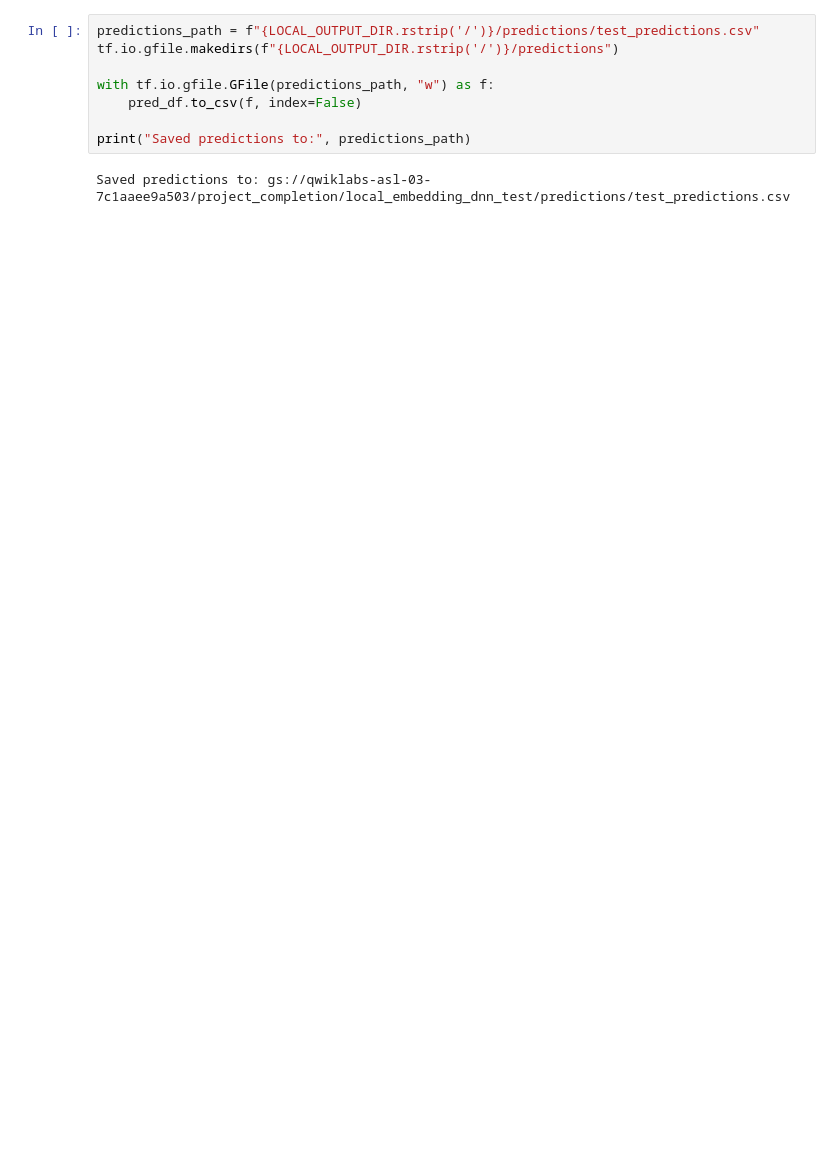
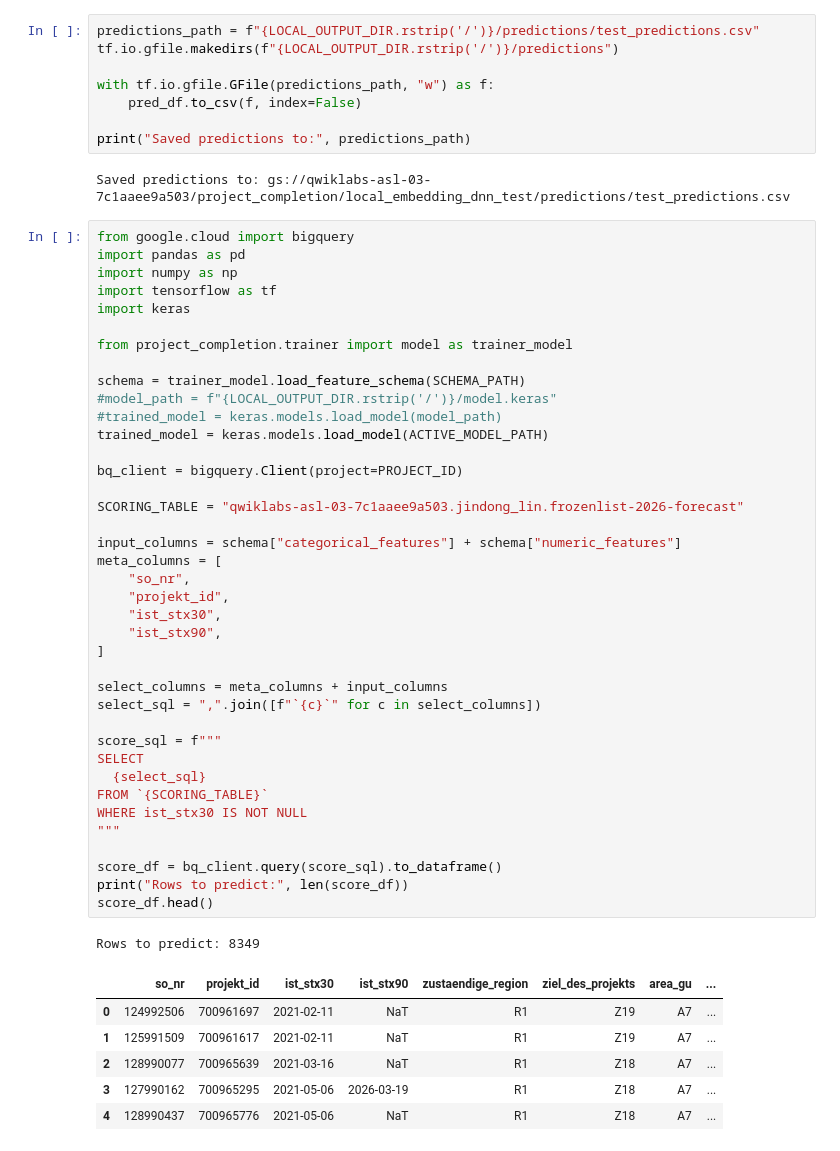
Before and after one commit to JindongLin41564/capstone-project, a Jupyter notebook: site_launch_prediction_locally_tensorboard_dataform.ipynb, the cells around one changed output. Cells and saved outputs as stored; diff of their text form; blank space fills up the shorter version.

```diff
--- a/site_launch_prediction_locally_tensorboard_dataform.ipynb
+++ b/site_launch_prediction_locally_tensorboard_dataform.ipynb
@@ -570,3 +568,50 @@ with tf.io.gfile.GFile(predictions_path, "w") as f:
 print("Saved predictions to:", predictions_path)
 # %% [output]
 Saved predictions to: gs://qwiklabs-asl-03-7c1aaee9a503/project_completion/local_embedding_dnn_test/predictions/test_predictions.csv
+# %%
+from google.cloud import bigquery
+import pandas as pd
+import numpy as np
+import tensorflow as tf
+import keras
+
+from project_completion.trainer import model as trainer_model
+
+schema = trainer_model.load_feature_schema(SCHEMA_PATH)
+#model_path = f"{LOCAL_OUTPUT_DIR.rstrip('/')}/model.keras"
+#trained_model = keras.models.load_model(model_path)
+trained_model = keras.models.load_model(ACTIVE_MODEL_PATH)
+
+bq_client = bigquery.Client(project=PROJECT_ID)
+
+SCORING_TABLE = "qwiklabs-asl-03-7c1aaee9a503.jindong_lin.frozenlist-2026-forecast"
+
+input_columns = schema["categorical_features"] + schema["numeric_features"]
+meta_columns = [
+    "so_nr",
+    "projekt_id",
+    "ist_stx30",
+    "ist_stx90",
+]
+
+select_columns = meta_columns + input_columns
+select_sql = ",".join([f"`{c}`" for c in select_columns])
+
+score_sql = f"""
+SELECT
+  {select_sql}
+FROM `{SCORING_TABLE}`
+WHERE ist_stx30 IS NOT NULL
+"""
+
+score_df = bq_client.query(score_sql).to_dataframe()
+print("Rows to predict:", len(score_df))
+score_df.head()
+# %% [output]
+Rows to predict: 8349
+|  | so_nr | projekt_id | ist_stx30 | ist_stx90 | zustaendige_region | ziel_des_projekts | area_gu | ... |
+| 0 | 124992506 | 700961697 | 2021-02-11 | NaT | R1 | Z19 | A7 | ... |
+| 1 | 125991509 | 700961617 | 2021-02-11 | NaT | R1 | Z19 | A7 | ... |
+| 2 | 128990077 | 700965639 | 2021-03-16 | NaT | R1 | Z18 | A7 | ... |
+| 3 | 127990162 | 700965295 | 2021-05-06 | 2026-03-19 | R1 | Z18 | A7 | ... |
+| 4 | 128990437 | 700965776 | 2021-05-06 | NaT | R1 | Z18 | A7 | ... |
```
Also changed, not shown: parts of 13 cells of this notebook, 2 other files.
